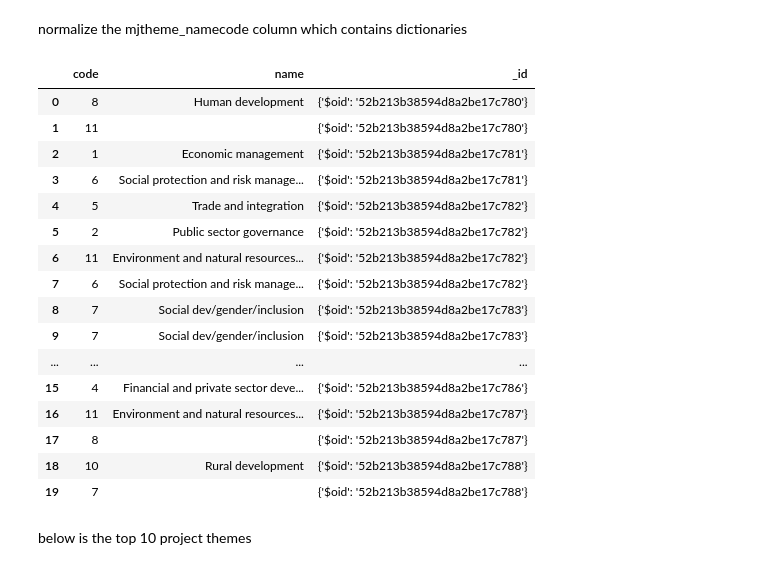
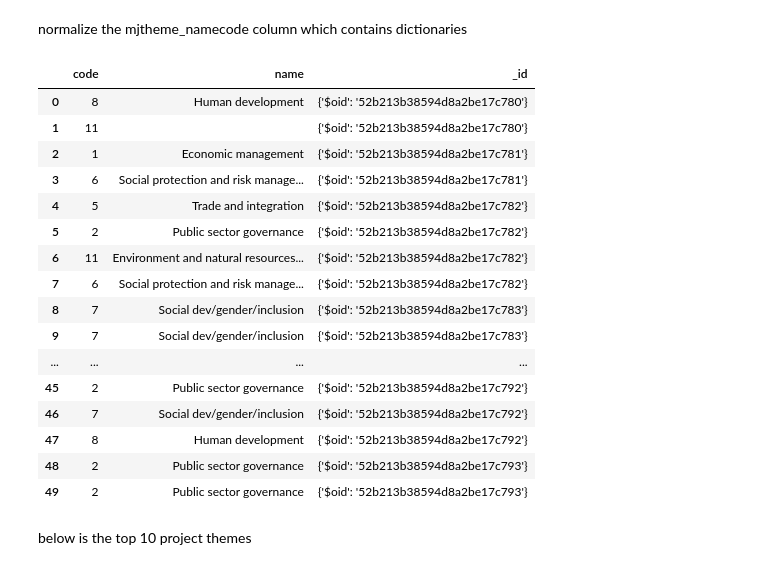
Before and after one commit to fanglidayan/machine_learning_projects, a Jupyter notebook: mec-5.4.4-json-data-wrangling-mini-project/Mini_Project_Wrangling_Json_Exercise.ipynb, the cells around one changed output. Saved outputs shown, nothing was run; the diff lists cells and outputs as text; code cells hidden in the pictures.

```diff
--- a/mec-5.4.4-json-data-wrangling-mini-project/Mini_Project_Wrangling_Json_Exercise.ipynb
+++ b/mec-5.4.4-json-data-wrangling-mini-project/Mini_Project_Wrangling_Json_Exercise.ipynb
@@ -120,25 +120,25 @@ json_file=json.loads(json_str)
 normalize the mjtheme_namecode column which contains dictionaries
 # %%
 json_norm=json_normalize(json_file, 'mjtheme_namecode','_id')
-json_norm.head(20)
+json_norm.head(50)
 # %% [output]
 |  | code | name | _id |
 | 0 | 8 | Human development | {'$oid': '52b213b38594d8a2be17c780'} |
 | 1 | 11 |  | {'$oid': '52b213b38594d8a2be17c780'} |
 | 2 | 1 | Economic management | {'$oid': '52b213b38594d8a2be17c781'} |
 | 3 | 6 | Social protection and risk manage... | {'$oid': '52b213b38594d8a2be17c781'} |
 | 4 | 5 | Trade and integration | {'$oid': '52b213b38594d8a2be17c782'} |
 | 5 | 2 | Public sector governance | {'$oid': '52b213b38594d8a2be17c782'} |
 | 6 | 11 | Environment and natural resources... | {'$oid': '52b213b38594d8a2be17c782'} |
 | 7 | 6 | Social protection and risk manage... | {'$oid': '52b213b38594d8a2be17c782'} |
 | 8 | 7 | Social dev/gender/inclusion | {'$oid': '52b213b38594d8a2be17c783'} |
 | 9 | 7 | Social dev/gender/inclusion | {'$oid': '52b213b38594d8a2be17c783'} |
 | ... | ... | ... | ... |
-| 15 | 4 | Financial and private sector deve... | {'$oid': '52b213b38594d8a2be17c786'} |
-| 16 | 11 | Environment and natural resources... | {'$oid': '52b213b38594d8a2be17c787'} |
-| 17 | 8 |  | {'$oid': '52b213b38594d8a2be17c787'} |
-| 18 | 10 | Rural development | {'$oid': '52b213b38594d8a2be17c788'} |
-| 19 | 7 |  | {'$oid': '52b213b38594d8a2be17c788'} |
+| 45 | 2 | Public sector governance | {'$oid': '52b213b38594d8a2be17c792'} |
+| 46 | 7 | Social dev/gender/inclusion | {'$oid': '52b213b38594d8a2be17c792'} |
+| 47 | 8 | Human development | {'$oid': '52b213b38594d8a2be17c792'} |
+| 48 | 2 | Public sector governance | {'$oid': '52b213b38594d8a2be17c793'} |
+| 49 | 2 | Public sector governance | {'$oid': '52b213b38594d8a2be17c793'} |
 # %% [markdown]
 below is the top 10 project themes
 # %%
```
Also changed, not shown: parts of 1 cell of this notebook.
